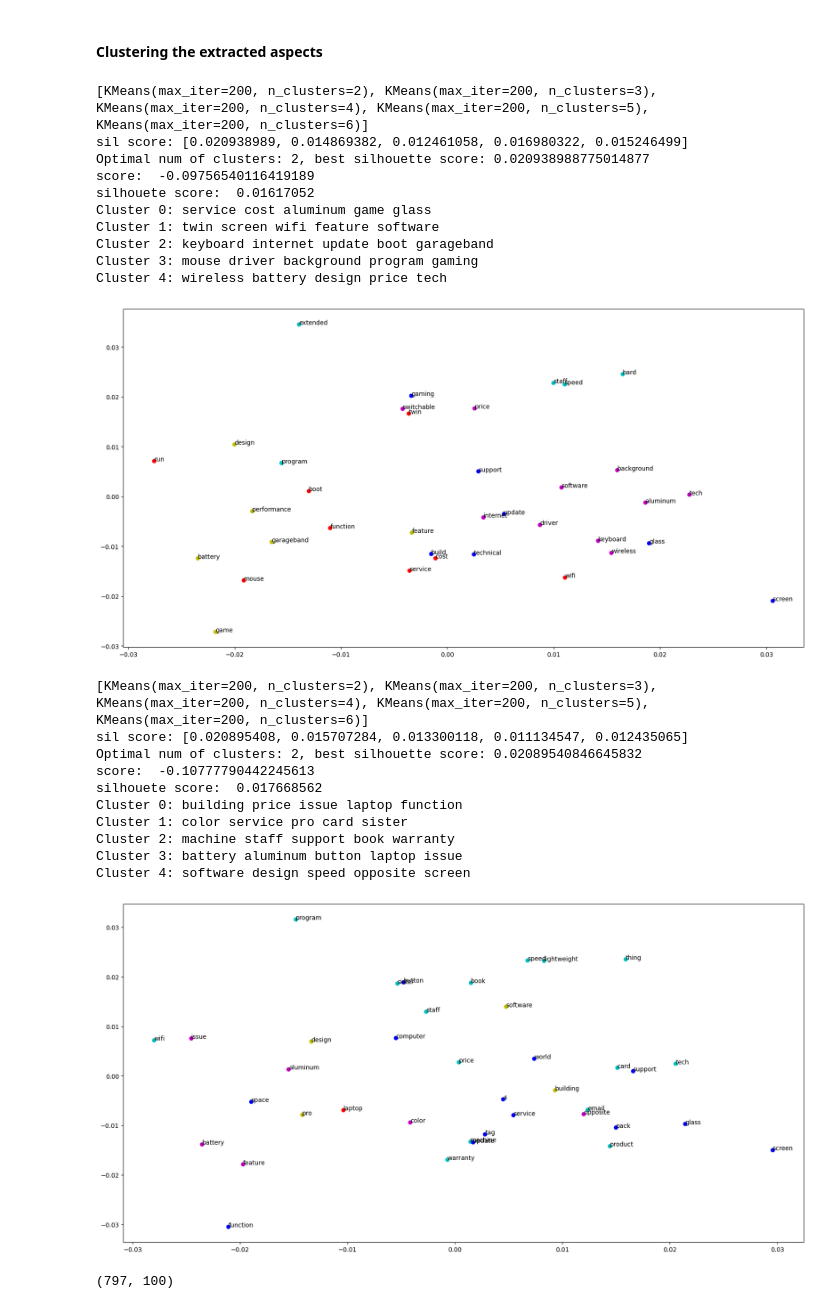
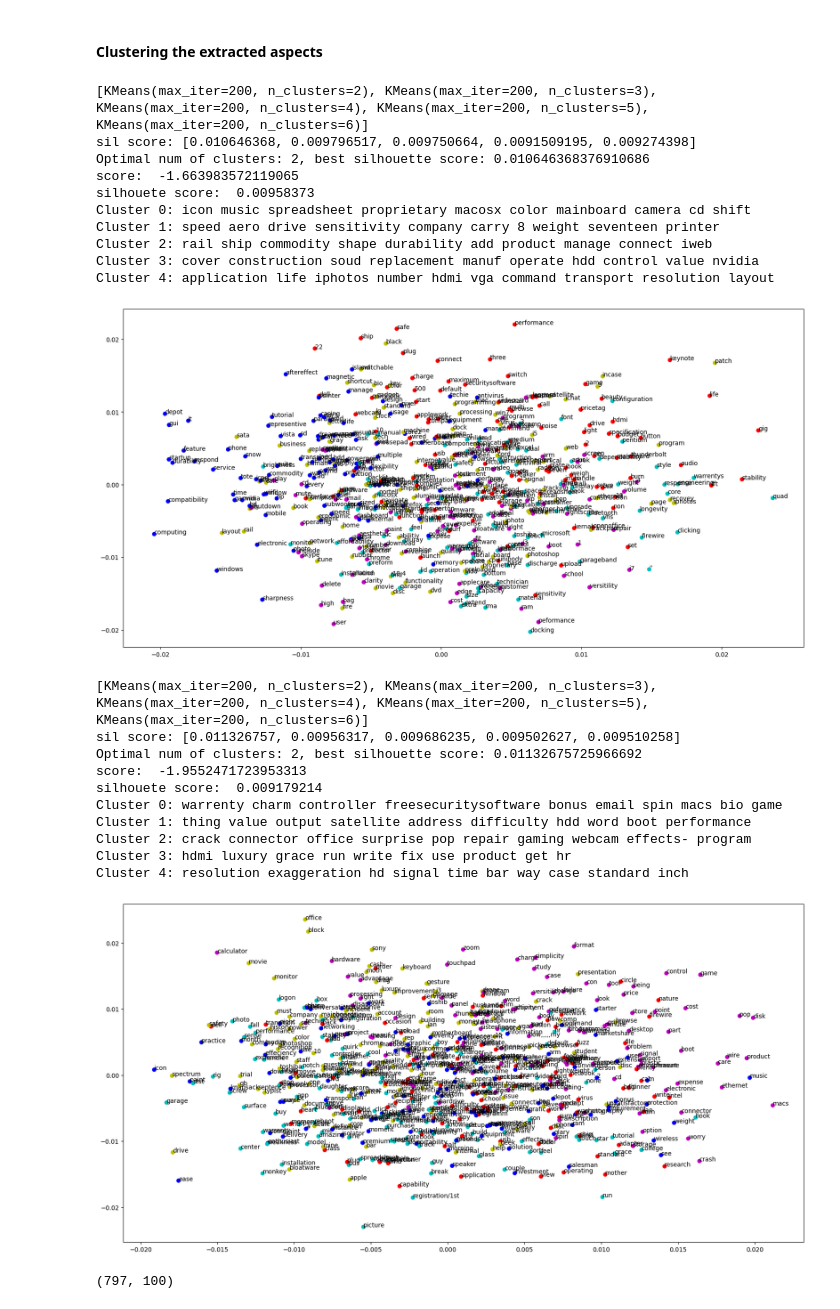
Before and after one commit to pinksi/aspect-extraction, a Jupyter notebook: rules_aspect_extraction.ipynb, the cells around one changed output. Saved outputs shown, nothing was run; the diff lists cells and outputs as text; code cells hidden in the pictures.

```diff
--- a/rules_aspect_extraction.ipynb
+++ b/rules_aspect_extraction.ipynb
@@ -11,7 +13,8 @@ from sklearn import metrics
 from sklearn.decomposition import PCA
 # %%
 # file_path = "datasets/Restaurant_reviews/Restaurants_Train_v2.csv"
-file_path = "datasets/laptops_reviews/laptops-trial.csv"
+# file_path = "datasets/laptops_reviews/laptops-trial.csv"
+file_path = "datasets/laptops_reviews/Laptop_Train_v2.csv"
 raw_data = pd.read_csv(file_path)
 print(raw_data.head())
 reviews = raw_data[["id", "Sentence", "Aspect Term"]]
@@ -387,8 +422,8 @@ def cluster_aspects(aspects):
     print("silhouete score: ", silhouette_score)
     for i in range(num_clusters):
         tokens_per_cluster = ""
-        top_5_words = word2vec_model.wv.most_similar(positive=[kmeans.cluster_centers_[i]], topn=5)
-        for t in top_5_words:
+        top_10_words = word2vec_model.wv.most_similar(positive=[kmeans.cluster_centers_[i]], topn=10)
+        for t in top_10_words:
             tokens_per_cluster += f"{t[0]} "
         print(f"Cluster {i}: {tokens_per_cluster}")
     return aspect_vectors, labels
@@ -399,7 +434,7 @@ def visualize_clusters(aspects_words, aspect_vectors, labels):
 
     # using PCA to reduce dimension of aspect word vectors
     pca = PCA(n_components=2)
-    plot_points = pca.fit_transform(np.array(aspect_vectors))
+    plot_points = pca.fit_transform(aspect_vectors)
     x_axis = [i[0] for i in plot_points]
     y_axis = [i[1] for i in plot_points]
     colors = ["r", "b", "c", "y", "m"]
@@ -411,7 +446,7 @@ def visualize_clusters(aspects_words, aspect_vectors, labels):
         ax.annotate(txt, (x_axis[i], y_axis[i]))
     # return val
 
-def get_top_words_from_cluster(unique_aspects, labels):
+def get_words_cluster_pair(unique_aspects, labels):
     aspects_to_labels = dict(zip(unique_aspects, labels))
     labels_w_aspects = defaultdict()
     for a, l in aspects_to_labels.items():
@@ -445,37 +480,37 @@ a_aspects=[i for a in all_reviews for i in a["actual_aspects"]]
 unique_aspects = clean_aspects(a_aspects)
 a_vec, labels = cluster_aspects(unique_aspects)
 visualize_clusters(unique_aspects, a_vec, labels)
-a_l, l_a = get_top_words_from_cluster(unique_aspects, labels)
+a_l, l_a = get_words_cluster_pair(unique_aspects, labels)
 # %% [output]
 [KMeans(max_iter=200, n_clusters=2), KMeans(max_iter=200, n_clusters=3), KMeans(max_iter=200, n_clusters=4), KMeans(max_iter=200, n_clusters=5), KMeans(max_iter=200, n_clusters=6)]
-sil score: [0.020938989, 0.014869382, 0.012461058, 0.016980322, 0.015246499]
-Optimal num of clusters: 2, best silhouette score: 0.020938988775014877
-score:  -0.09756540116419189
-silhouete score:  0.01617052
-Cluster 0: service cost aluminum game glass
-Cluster 1: twin screen wifi feature software
-Cluster 2: keyboard internet update boot garageband
-Cluster 3: mouse driver background program gaming
-Cluster 4: wireless battery design price tech
+sil score: [0.010646368, 0.009796517, 0.009750664, 0.0091509195, 0.009274398]
+Optimal num of clusters: 2, best silhouette score: 0.010646368376910686
+score:  -1.663983572119065
+silhouete score:  0.00958373
+Cluster 0: icon music spreadsheet proprietary macosx color mainboard camera cd shift
+Cluster 1: speed aero drive sensitivity company carry 8 weight seventeen printer
+Cluster 2: rail ship commodity shape durability add product manage connect iweb
+Cluster 3: cover construction soud replacement manuf operate hdd control value nvidia
+Cluster 4: application life iphotos number hdmi vga command transport resolution layout
-[figure, old version]
+[figure, new version]
 # %%
 a_aspects=[i for a in all_reviews for i in a["extracted_aspects"]]
 unique_aspects = clean_aspects(a_aspects)
 a_vec, labels = cluster_aspects(unique_aspects)
 visualize_clusters(unique_aspects, a_vec, labels)
-a_l, l_a = get_top_words_from_cluster(unique_aspects, labels)
+a_l, l_a = get_words_cluster_pair(unique_aspects, labels)
 # %% [output]
 [KMeans(max_iter=200, n_clusters=2), KMeans(max_iter=200, n_clusters=3), KMeans(max_iter=200, n_clusters=4), KMeans(max_iter=200, n_clusters=5), KMeans(max_iter=200, n_clusters=6)]
-sil score: [0.020895408, 0.015707284, 0.013300118, 0.011134547, 0.012435065]
-Optimal num of clusters: 2, best silhouette score: 0.02089540846645832
-score:  -0.10777790442245613
-silhouete score:  0.017668562
-Cluster 0: building price issue laptop function
-Cluster 1: color service pro card sister
-Cluster 2: machine staff support book warranty
-Cluster 3: battery aluminum button laptop issue
-Cluster 4: software design speed opposite screen
+sil score: [0.011326757, 0.00956317, 0.009686235, 0.009502627, 0.009510258]
+Optimal num of clusters: 2, best silhouette score: 0.01132675725966692
+score:  -1.9552471723953313
+silhouete score:  0.009179214
+Cluster 0: warrenty charm controller freesecuritysoftware bonus email spin macs bio game
+Cluster 1: thing value output satellite address difficulty hdd word boot performance
+Cluster 2: crack connector office surprise pop repair gaming webcam effects- program
+Cluster 3: hdmi luxury grace run write fix use product get hr
+Cluster 4: resolution exaggeration hd signal time bar way case standard inch
-[figure, old version]
+[figure, new version]
 # %%
 # # map aspects with their cluster labels
 # map_aspects = dict(zip(aspects, labels))
```
Also changed, not shown: parts of 13 cells of this notebook.
